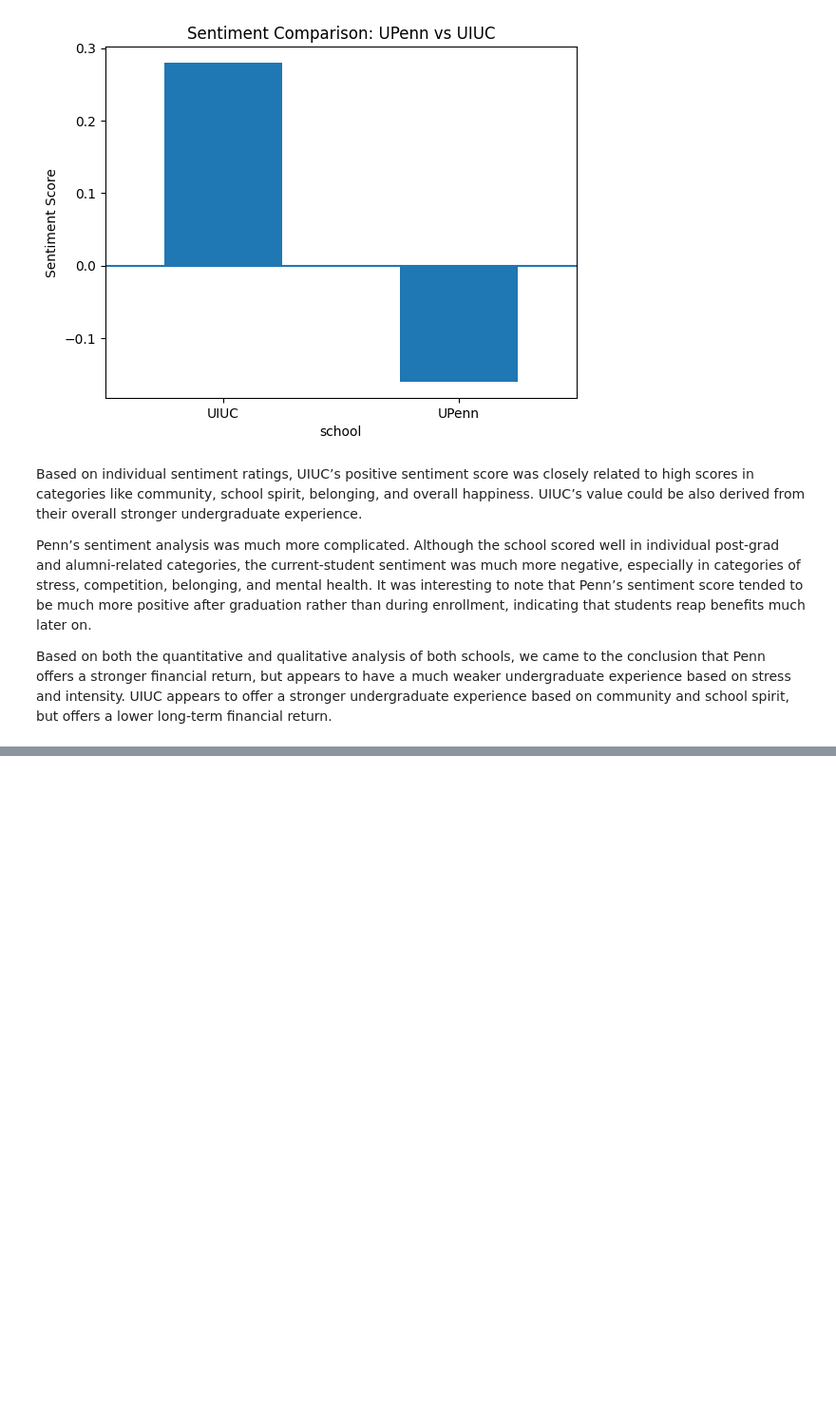
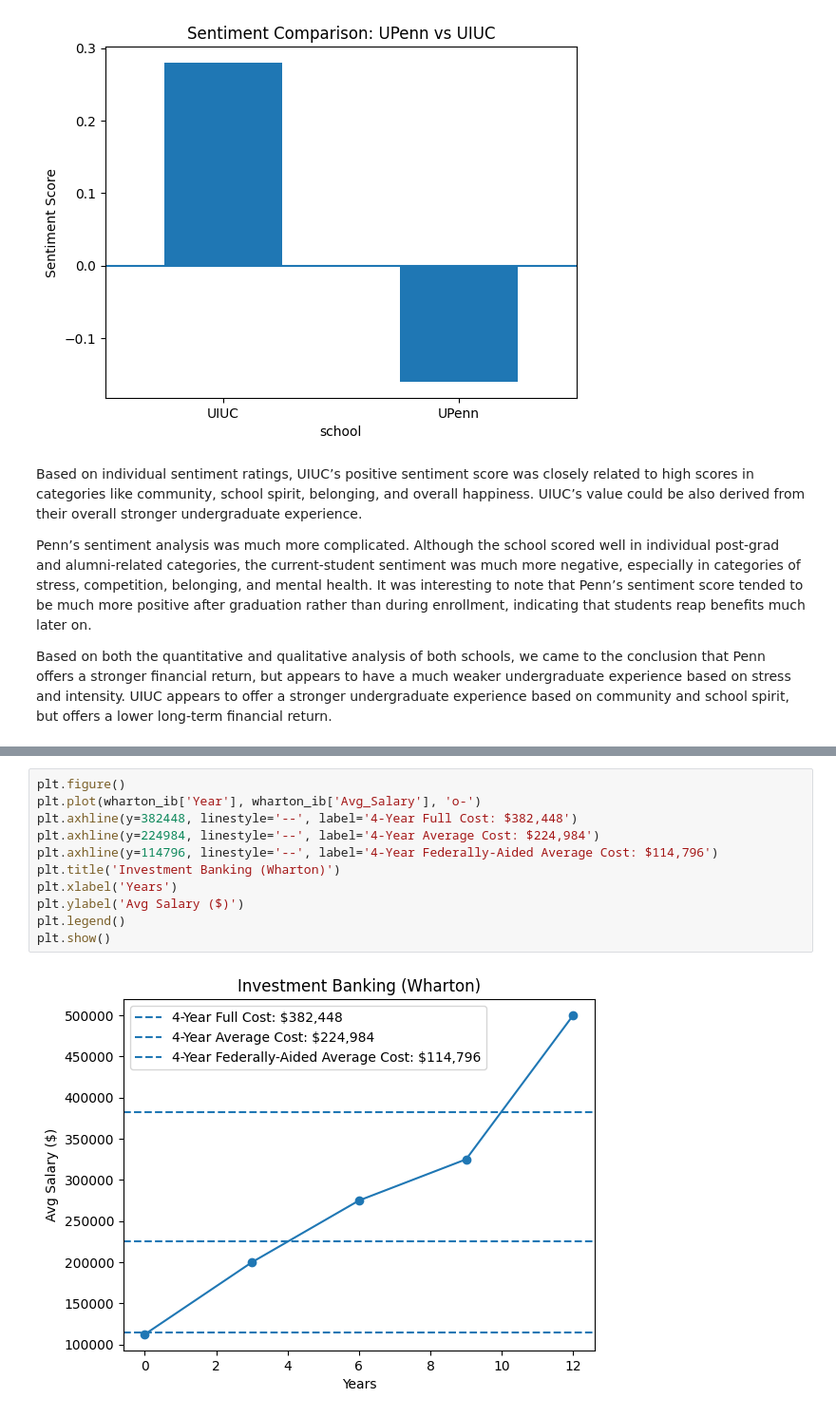
Before and after one commit to emch06/comm3180_G3_Data_Project, a Jupyter notebook: data_story_outputs/Final_Blog.ipynb, the cells around one changed output, grey strips where cells are left out. Shown at 95% size. Drawn from its saved outputs; the diff is of its cells as text; blank space fills up the shorter version.

```diff
--- a/data_story_outputs/Final_Blog.ipynb
+++ b/data_story_outputs/Final_Blog.ipynb
@@ -265,0 +372,13 @@ Based on both the quantitative and qualitative analysis of both schools, we came
+# %%
+plt.figure()
+plt.plot(wharton_ib['Year'], wharton_ib['Avg_Salary'], 'o-')
+plt.axhline(y=382448, linestyle='--', label='4-Year Full Cost: $382,448')
+plt.axhline(y=224984, linestyle='--', label='4-Year Average Cost: $224,984')
+plt.axhline(y=114796, linestyle='--', label='4-Year Federally-Aided Average Cost: $114,796')
+plt.title('Investment Banking (Wharton)')
+plt.xlabel('Years')
+plt.ylabel('Avg Salary ($)')
+plt.legend()
+plt.show()
+# %% [output]
+[figure, added]
```
Also changed, not shown: parts of 24 cells of this notebook.
